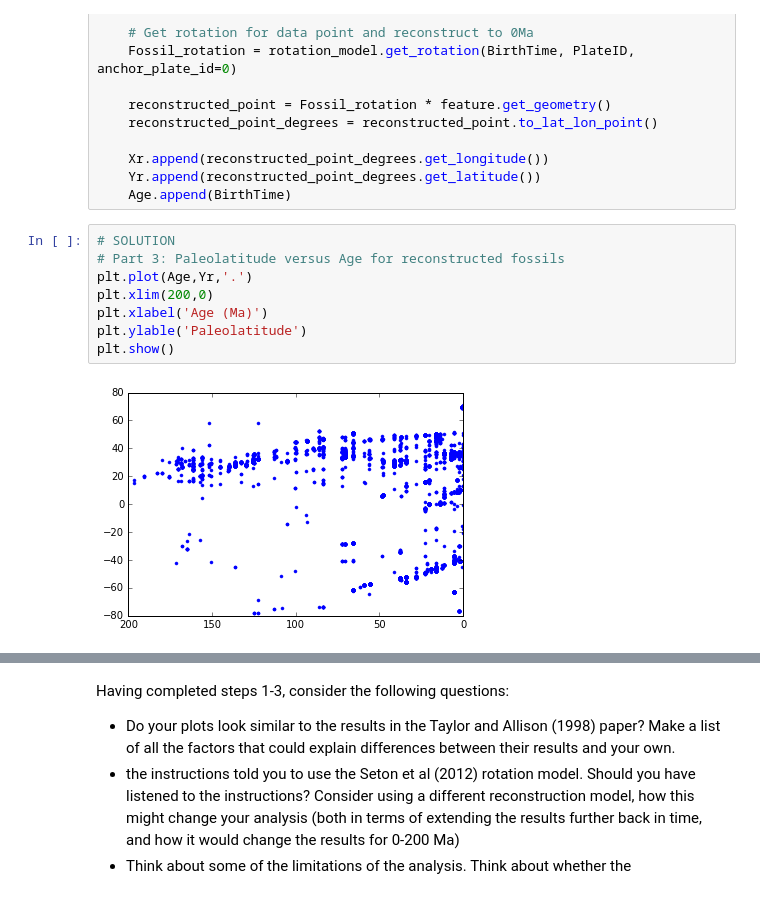
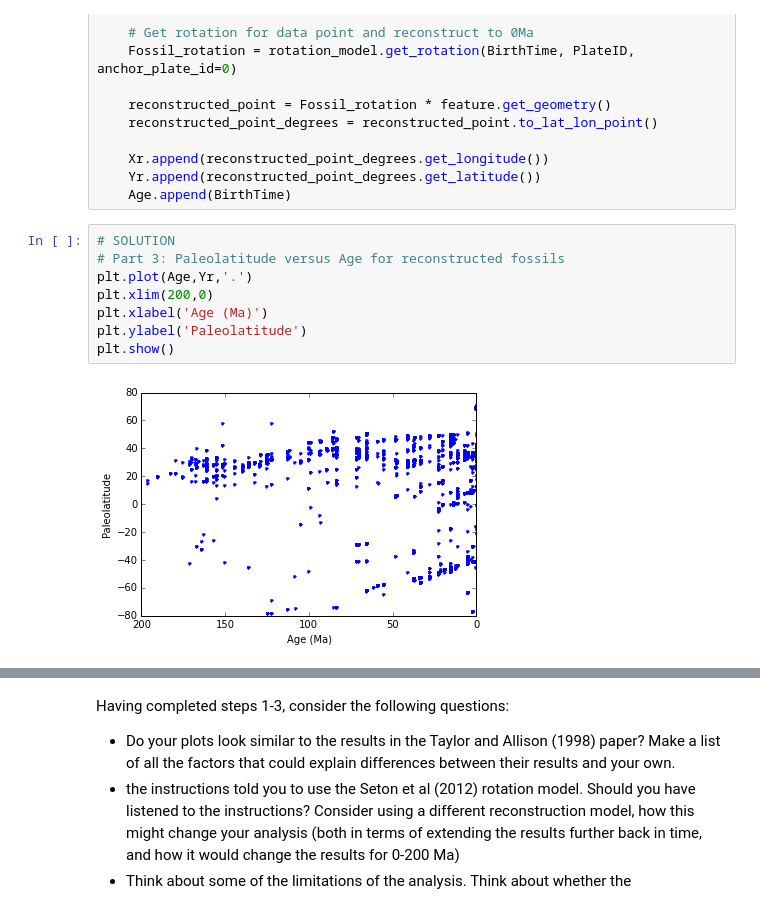
Before and after one commit to siwill22/pygplates-course, a Jupyter notebook: Exercise-05-Reconstructed-Fossils.ipynb, the cells around one changed output, grey strips where cells are left out. Cells and saved outputs as stored; diff of their text form.

```diff
--- a/Exercise-05-Reconstructed-Fossils.ipynb
+++ b/Exercise-05-Reconstructed-Fossils.ipynb
@@ -113,13 +113,13 @@ for feature in partitioned_point_features:
 # %%
 # SOLUTION
 # Part 3: Paleolatitude versus Age for reconstructed fossils
 plt.plot(Age,Yr,'.')
 plt.xlim(200,0)
 plt.xlabel('Age (Ma)')
-plt.ylable('Paleolatitude')
+plt.ylabel('Paleolatitude')
 plt.show()
 # %% [output]
-[figure, old version]
+[figure, new version]
 # %%
 # SOLUTION
 # Part 4: Histograms of paleolatitude for the 0-200 Ma interval
```
Also changed, not shown: parts of 2 cells of this notebook, 4 other files.
